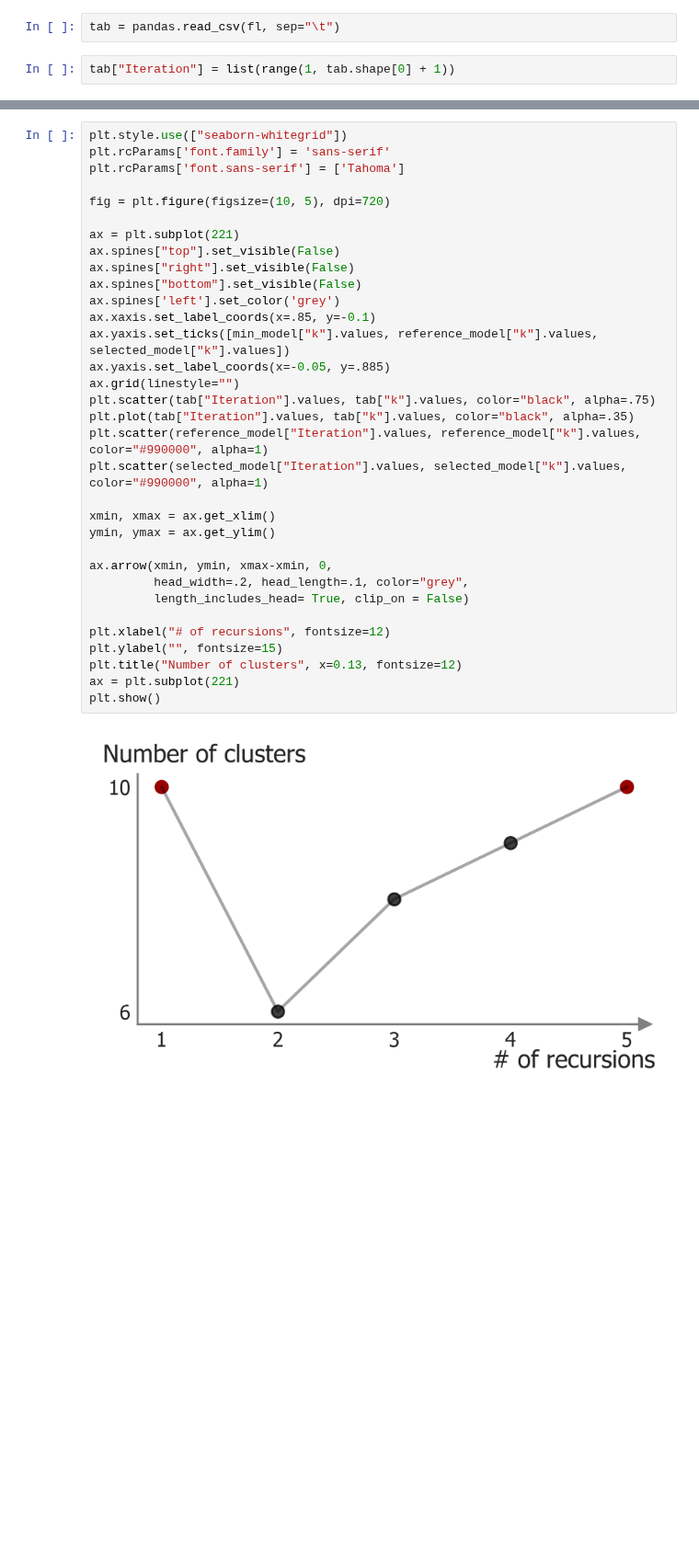
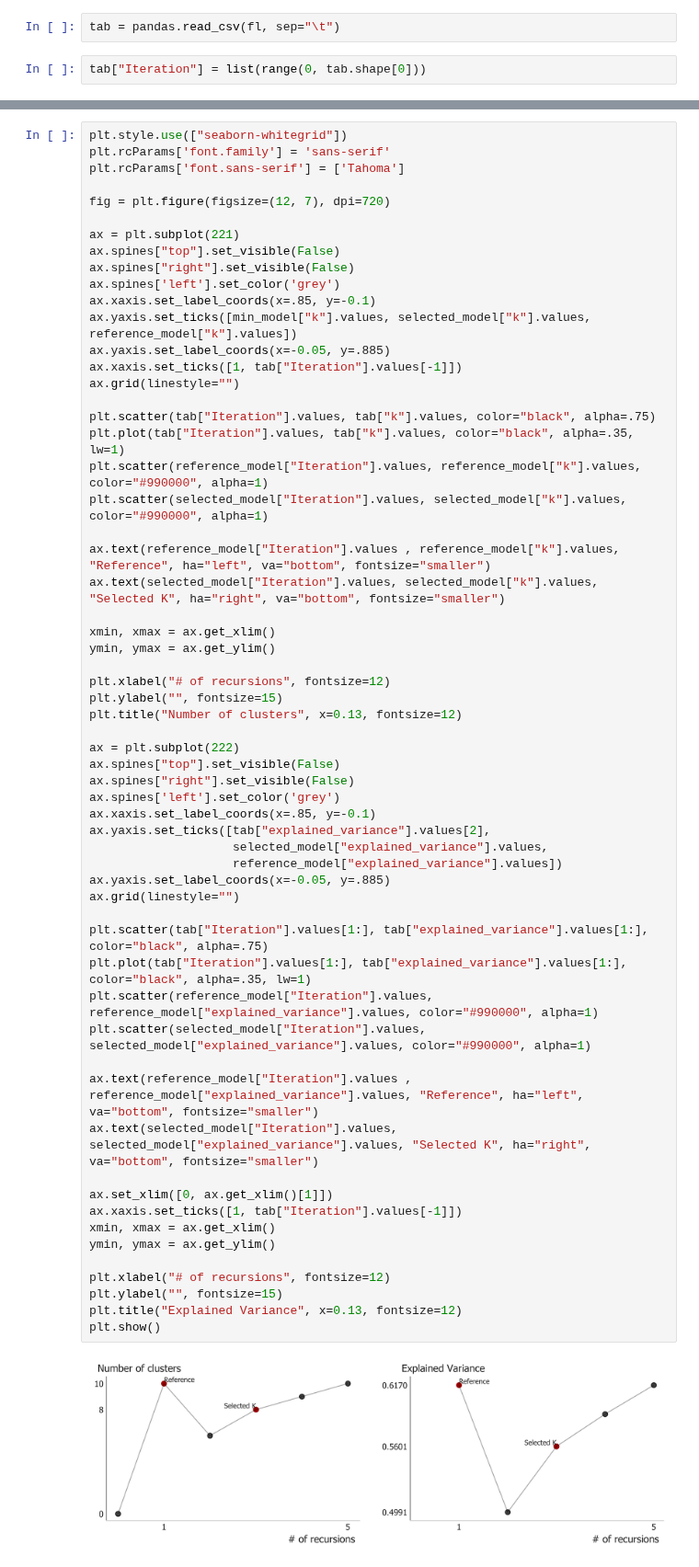
Before and after one commit to cbg-ethz/pybda, a Jupyter notebook: notebooks/plot_kmeans_fit.ipynb, the cells around one changed output, grey strips where cells are left out. Shown at 92% size. Drawn from its saved outputs; the diff is of its cells as text; blank space fills up the shorter version.

Commit message:
Adds cluster plot

```diff
--- a/notebooks/plot_kmeans_fit.ipynb
+++ b/notebooks/plot_kmeans_fit.ipynb
@@ -9,4 +9,4 @@ fl = "/Users/simondi/PROJECTS/target_infect_x_project/src/tix-analysis/data/kmea
 # %%
 tab = pandas.read_csv(fl, sep="\t")
 # %%
-tab["Iteration"] = list(range(1, tab.shape[0] + 1))
+tab["Iteration"] = list(range(0, tab.shape[0]))
@@ -38,35 +62,62 @@ Text(0,10,'[10]')
 # %%
 plt.style.use(["seaborn-whitegrid"])
 plt.rcParams['font.family'] = 'sans-serif'
 plt.rcParams['font.sans-serif'] = ['Tahoma']
 
-fig = plt.figure(figsize=(10, 5), dpi=720)
+fig = plt.figure(figsize=(12, 7), dpi=720)
 
 ax = plt.subplot(221)
 ax.spines["top"].set_visible(False)
 ax.spines["right"].set_visible(False)
-ax.spines["bottom"].set_visible(False)
 ax.spines['left'].set_color('grey')
 ax.xaxis.set_label_coords(x=.85, y=-0.1)
-ax.yaxis.set_ticks([min_model["k"].values, reference_model["k"].values, selected_model["k"].values])
+ax.yaxis.set_ticks([min_model["k"].values, selected_model["k"].values, reference_model["k"].values])
 ax.yaxis.set_label_coords(x=-0.05, y=.885)
+ax.xaxis.set_ticks([1, tab["Iteration"].values[-1]])
 ax.grid(linestyle="")
+
 plt.scatter(tab["Iteration"].values, tab["k"].values, color="black", alpha=.75)
-plt.plot(tab["Iteration"].values, tab["k"].values, color="black", alpha=.35)
+plt.plot(tab["Iteration"].values, tab["k"].values, color="black", alpha=.35, lw=1)
 plt.scatter(reference_model["Iteration"].values, reference_model["k"].values, color="#990000", alpha=1)
 plt.scatter(selected_model["Iteration"].values, selected_model["k"].values, color="#990000", alpha=1)
+
+ax.text(reference_model["Iteration"].values , reference_model["k"].values, "Reference", ha="left", va="bottom", fontsize="smaller")
+ax.text(selected_model["Iteration"].values, selected_model["k"].values, "Selected K", ha="right", va="bottom", fontsize="smaller")
 
 xmin, xmax = ax.get_xlim()
 ymin, ymax = ax.get_ylim()
 
-ax.arrow(xmin, ymin, xmax-xmin, 0,
-         head_width=.2, head_length=.1, color="grey",
-         length_includes_head= True, clip_on = False)
+plt.xlabel("# of recursions", fontsize=12)
+plt.ylabel("", fontsize=15)
+plt.title("Number of clusters", x=0.13, fontsize=12)
+
+ax = plt.subplot(222)
+ax.spines["top"].set_visible(False)
+ax.spines["right"].set_visible(False)
+ax.spines['left'].set_color('grey')
+ax.xaxis.set_label_coords(x=.85, y=-0.1)
+ax.yaxis.set_ticks([tab["explained_variance"].values[2],
+                    selected_model["explained_variance"].values,
+                    reference_model["explained_variance"].values])
+ax.yaxis.set_label_coords(x=-0.05, y=.885)
+ax.grid(linestyle="")
+
+plt.scatter(tab["Iteration"].values[1:], tab["explained_variance"].values[1:], color="black", alpha=.75)
+plt.plot(tab["Iteration"].values[1:], tab["explained_variance"].values[1:], color="black", alpha=.35, lw=1)
+plt.scatter(reference_model["Iteration"].values, reference_model["explained_variance"].values, color="#990000", alpha=1)
+plt.scatter(selected_model["Iteration"].values, selected_model["explained_variance"].values, color="#990000", alpha=1)
+
+ax.text(reference_model["Iteration"].values , reference_model["explained_variance"].values, "Reference", ha="left", va="bottom", fontsize="smaller")
+ax.text(selected_model["Iteration"].values, selected_model["explained_variance"].values, "Selected K", ha="right", va="bottom", fontsize="smaller")
+
+ax.set_xlim([0, ax.get_xlim()[1]])
+ax.xaxis.set_ticks([1, tab["Iteration"].values[-1]])
+xmin, xmax = ax.get_xlim()
+ymin, ymax = ax.get_ylim()
 
 plt.xlabel("# of recursions", fontsize=12)
 plt.ylabel("", fontsize=15)
-plt.title("Number of clusters", x=0.13, fontsize=12)
-ax = plt.subplot(221)
+plt.title("Explained Variance", x=0.13, fontsize=12)
 plt.show()
 # %% [output]
-[figure, old version]
+[figure, new version]
```
Also changed, not shown: parts of 9 cells of this notebook, 4 other files.
